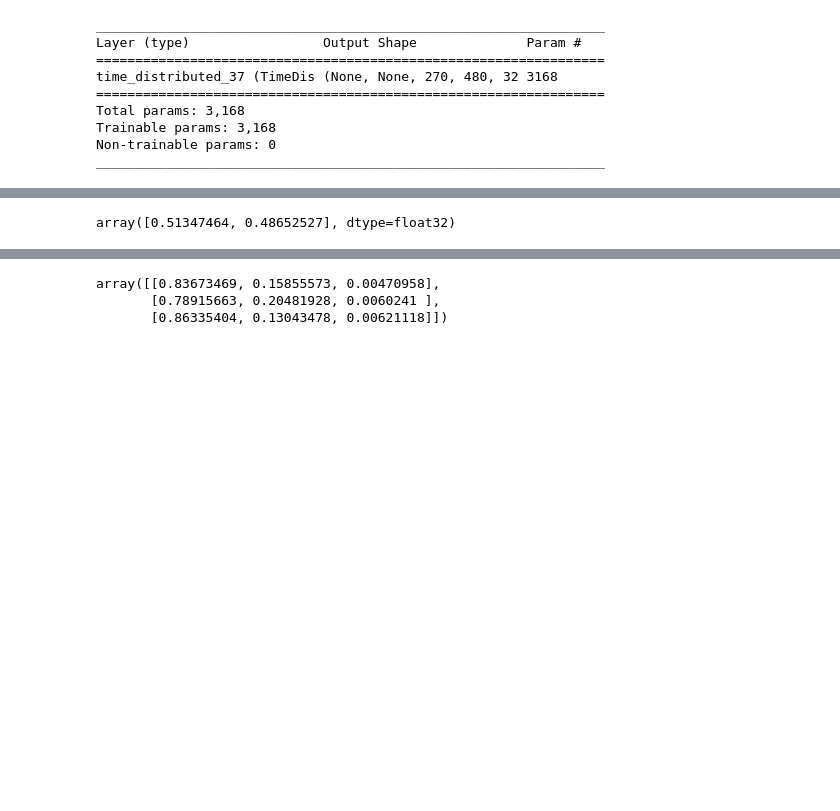
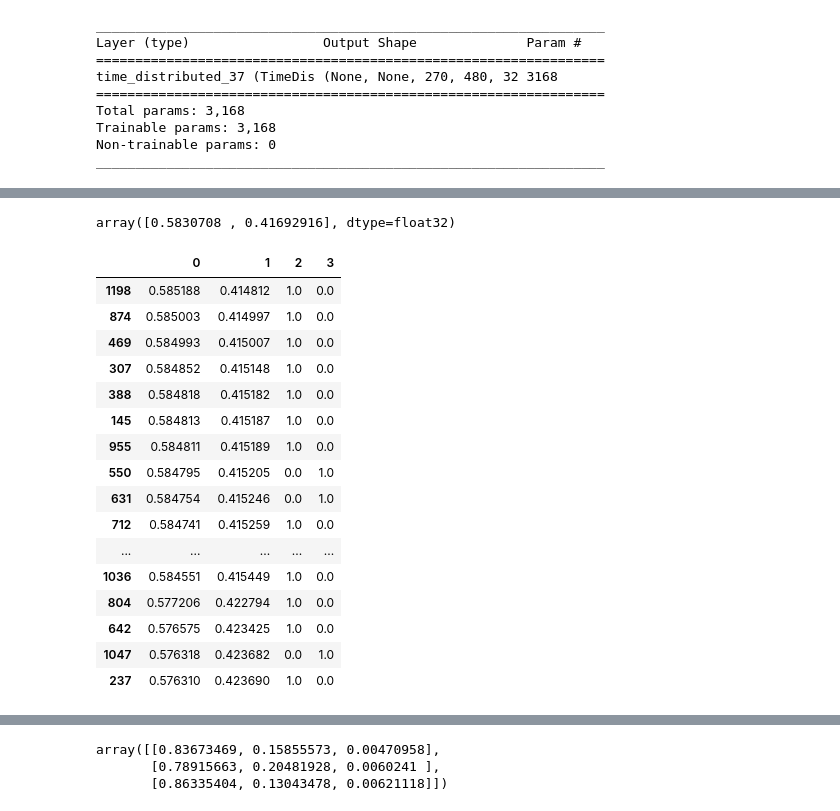
Before and after one commit to toolkmit/algotrading, a Jupyter notebook: notebooks/1.4 - TF CNN.ipynb, the cells around one changed output, grey strips where cells are left out. Saved outputs shown, nothing was run; the diff lists cells and outputs as text; code cells hidden in the pictures; blank space fills up the shorter version.

```diff
--- a/notebooks/1.4 - TF CNN.ipynb
+++ b/notebooks/1.4 - TF CNN.ipynb
@@ -80,16 +99,18 @@ five_min_data[81:].head()
 # %% [markdown]
 ## Create Test / Train Datasets
 # %%
-data = five_min_data[162:]
+data = five_min_data[81:]
 
 openp = data['open'].tolist()
 highp = data['high'].tolist()
 lowp = data['low'].tolist()
 closep = data['close'].tolist()
 emap = data['ema'].tolist()
+sin_time = data['sin_time'].tolist()
+cos_time = data['cos_time'].tolist()
 # %%
-WINDOW = 162 #Number of bars in a trading day
-EMB_SIZE = 5
+WINDOW = 64 #Number of bars in a trading day
+EMB_SIZE = 7
 STEP = 1
 FORECAST = 1
 
@@ -101,12 +122,20 @@ for i in range(0, len(data), STEP):
         l = lowp[i:i+WINDOW]
         c = closep[i:i+WINDOW]
         e = emap[i:i+WINDOW]
+        ct = cos_time[i:i+WINDOW]
+        st = sin_time[i:i+WINDOW]
 
-        o = (np.array(o) - np.mean(o)) / np.std(o)
-        h = (np.array(h) - np.mean(h)) / np.std(h)
-        l = (np.array(l) - np.mean(l)) / np.std(l)
-        c = (np.array(c) - np.mean(c)) / np.std(c)
-        e = (np.array(e) - np.mean(e)) / np.std(e)
+        #o = (np.array(o) - np.mean(o)) / np.std(o)
+        #h = (np.array(h) - np.mean(h)) / np.std(h)
+        #l = (np.array(l) - np.mean(l)) / np.std(l)
+        #c = (np.array(c) - np.mean(c)) / np.std(c)
+        #e = (np.array(e) - np.mean(e)) / np.std(e)
+
+        o = np.array(o) / c[-1]
+        h = np.array(h) / c[-1]
+        l = np.array(l) / c[-1]
+        e = np.array(e) / c[-1]
+        c = np.array(c) / c[-1]
 
         x_i = closep[i:i+WINDOW]
         y_i = closep[(i+WINDOW-1)+FORECAST]
@@ -119,7 +148,7 @@ for i in range(0, len(data), STEP):
         else:
             y_i = [0, 1]
 
-        x_i = np.column_stack((o, h, l, c, e))
+        x_i = np.column_stack((o, h, l, c, e, ct, st))
 
     except Exception as e:
         #e.throw()
@@ -150,10 +179,10 @@ def shuffle_in_unison(a, b):
         shuffled_b[new_index] = b[old_index]
     return shuffled_a, shuffled_b
 
-X_train, Y_train = shuffle_in_unison(X_train, Y_train)
+#X_train, Y_train = shuffle_in_unison(X_train, Y_train)
 
 # Not sure why this is needed, but we apply it anyway
-X_train = np.reshape(X_train, (X_train.shape[0], X_train.shape[1], EMB_SIZE))
-X_test = np.reshape(X_test, (X_test.shape[0], X_test.shape[1], EMB_SIZE))
-X_test.shape
+X_train = np.reshape(X_train, (X_train.shape[0], 1, X_train.shape[1], EMB_SIZE))
+X_test = np.reshape(X_test, (X_test.shape[0], 1, X_test.shape[1], EMB_SIZE))
+X_train[-1]
 # %% [output]
@@ -271,7 +318,7 @@ Trainable params: 42,538
 Non-trainable params: 112
 _________________________________________________________________
 # %%
-opt = Nadam(lr=0.001)
+opt = Nadam(lr=0.0001)
 
 reduce_lr = ReduceLROnPlateau(monitor='val_acc', factor=0.9, patience=30, min_lr=0.000001, verbose=1)
 checkpointer = ModelCheckpoint(filepath="model.hdf5", verbose=1, save_best_only=True)
@@ -339,7 +386,29 @@ print (C / C.astype(np.float).sum(axis=1)[:, None])
 # %%
-pred[0]
+pred[2]
 # %% [output]
-array([0.51347464, 0.48652527], dtype=float32)
+array([0.5830708 , 0.41692916], dtype=float32)
+# %%
+df = pd.DataFrame(np.concatenate((pred, Y_test), axis=1))
+df[df[0]>.6].head()
+df.sort_values(1,axis=0).head(20)
+# %% [output]
+|  | 0 | 1 | 2 | 3 |
+| 1198 | 0.585188 | 0.414812 | 1.0 | 0.0 |
+| 874 | 0.585003 | 0.414997 | 1.0 | 0.0 |
+| 469 | 0.584993 | 0.415007 | 1.0 | 0.0 |
+| 307 | 0.584852 | 0.415148 | 1.0 | 0.0 |
+| 388 | 0.584818 | 0.415182 | 1.0 | 0.0 |
+| 145 | 0.584813 | 0.415187 | 1.0 | 0.0 |
+| 955 | 0.584811 | 0.415189 | 1.0 | 0.0 |
+| 550 | 0.584795 | 0.415205 | 0.0 | 1.0 |
+| 631 | 0.584754 | 0.415246 | 0.0 | 1.0 |
+| 712 | 0.584741 | 0.415259 | 1.0 | 0.0 |
+| ... | ... | ... | ... | ... |
+| 1036 | 0.584551 | 0.415449 | 1.0 | 0.0 |
+| 804 | 0.577206 | 0.422794 | 1.0 | 0.0 |
+| 642 | 0.576575 | 0.423425 | 1.0 | 0.0 |
+| 1047 | 0.576318 | 0.423682 | 0.0 | 1.0 |
+| 237 | 0.576310 | 0.423690 | 1.0 | 0.0 |
 # %%
 C
 # %% [output]
```
Also changed, not shown: parts of 8 cells of this notebook, 10 other files.
